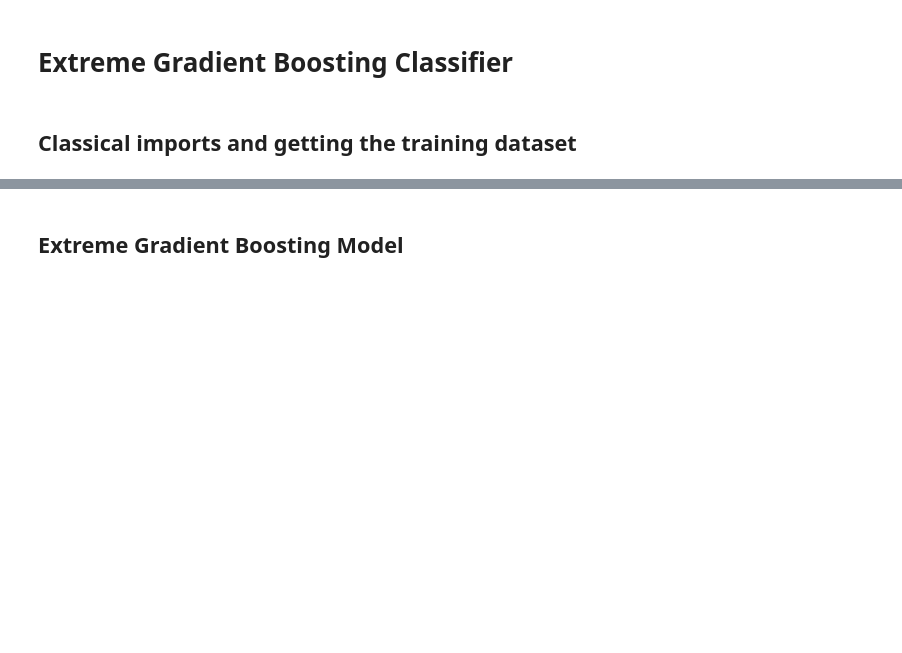
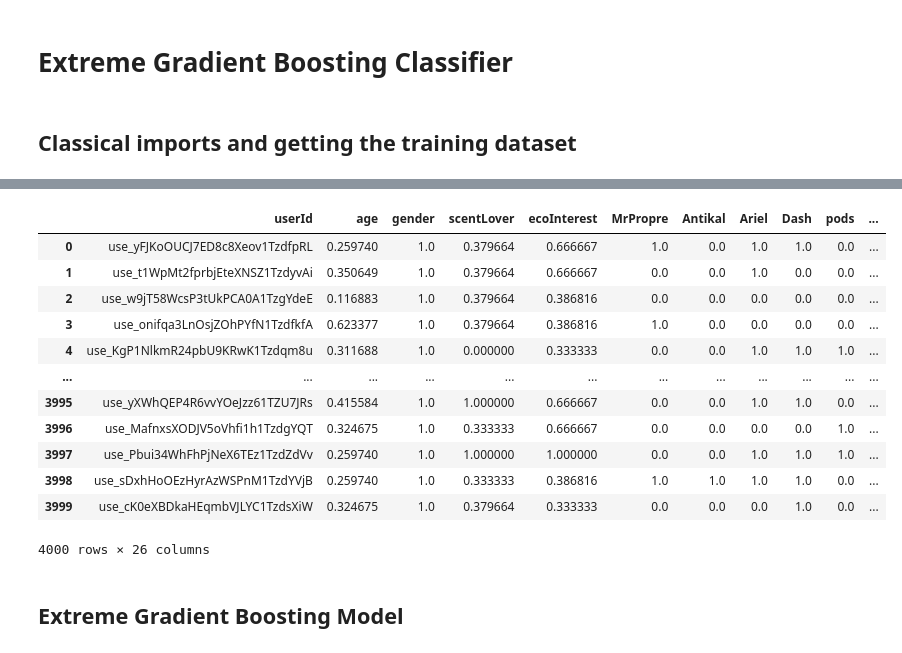
Before and after one commit to Garfield1002/ST4, a Jupyter notebook: Models/ExtremeGradientBoosting.ipynb, the cells around one changed output, grey strips where cells are left out. Saved outputs shown, nothing was run; the diff lists cells and outputs as text; code cells hidden in the pictures; blank space fills up the shorter version.

```diff
--- a/Models/ExtremeGradientBoosting.ipynb
+++ b/Models/ExtremeGradientBoosting.ipynb
@@ -39,0 +16,3 @@ df
+# %%
+tf= pd.read_csv(r'../data/train.csv')
+rf= pd.read_csv(r'../data/test.csv')
@@ -39,0 +37,16 @@ df
+# %%
+rf # the testing set
+# %% [output]
+|  | userId | age | gender | scentLover | ecoInterest | MrPropre | Antikal | Ariel | Dash | pods | ... |
+| 0 | use_yFJKoOUCJ7ED8c8Xeov1TzdfpRL | 0.259740 | 1.0 | 0.379664 | 0.666667 | 1.0 | 0.0 | 1.0 | 1.0 | 0.0 | ... |
+| 1 | use_t1WpMt2fprbjEteXNSZ1TzdyvAi | 0.350649 | 1.0 | 0.379664 | 0.666667 | 0.0 | 0.0 | 1.0 | 0.0 | 0.0 | ... |
+| 2 | use_w9jT58WcsP3tUkPCA0A1TzgYdeE | 0.116883 | 1.0 | 0.379664 | 0.386816 | 0.0 | 0.0 | 0.0 | 0.0 | 0.0 | ... |
+| 3 | use_onifqa3LnOsjZOhPYfN1TzdfkfA | 0.623377 | 1.0 | 0.379664 | 0.386816 | 1.0 | 0.0 | 0.0 | 0.0 | 0.0 | ... |
+| 4 | use_KgP1NlkmR24pbU9KRwK1Tzdqm8u | 0.311688 | 1.0 | 0.000000 | 0.333333 | 0.0 | 0.0 | 1.0 | 1.0 | 1.0 | ... |
+| ... | ... | ... | ... | ... | ... | ... | ... | ... | ... | ... | ... |
+| 3995 | use_yXWhQEP4R6vvYOeJzz61TZU7JRs | 0.415584 | 1.0 | 1.000000 | 0.666667 | 0.0 | 0.0 | 1.0 | 1.0 | 0.0 | ... |
+| 3996 | use_MafnxsXODJV5oVhfi1h1TzdgYQT | 0.324675 | 1.0 | 0.333333 | 0.666667 | 0.0 | 0.0 | 0.0 | 0.0 | 1.0 | ... |
+| 3997 | use_Pbui34WhFhPjNeX6TEz1TzdZdVv | 0.259740 | 1.0 | 1.000000 | 1.000000 | 0.0 | 0.0 | 1.0 | 1.0 | 1.0 | ... |
+| 3998 | use_sDxhHoOEzHyrAzWSPnM1TzdYVjB | 0.259740 | 1.0 | 0.333333 | 0.386816 | 1.0 | 1.0 | 1.0 | 1.0 | 0.0 | ... |
+| 3999 | use_cK0eXBDkaHEqmbVJLYC1TzdsXiW | 0.324675 | 1.0 | 0.379664 | 0.333333 | 0.0 | 0.0 | 0.0 | 1.0 | 0.0 | ... |
+4000 rows × 26 columns
```
Also changed, not shown: parts of 14 cells of this notebook, 7 other files.
